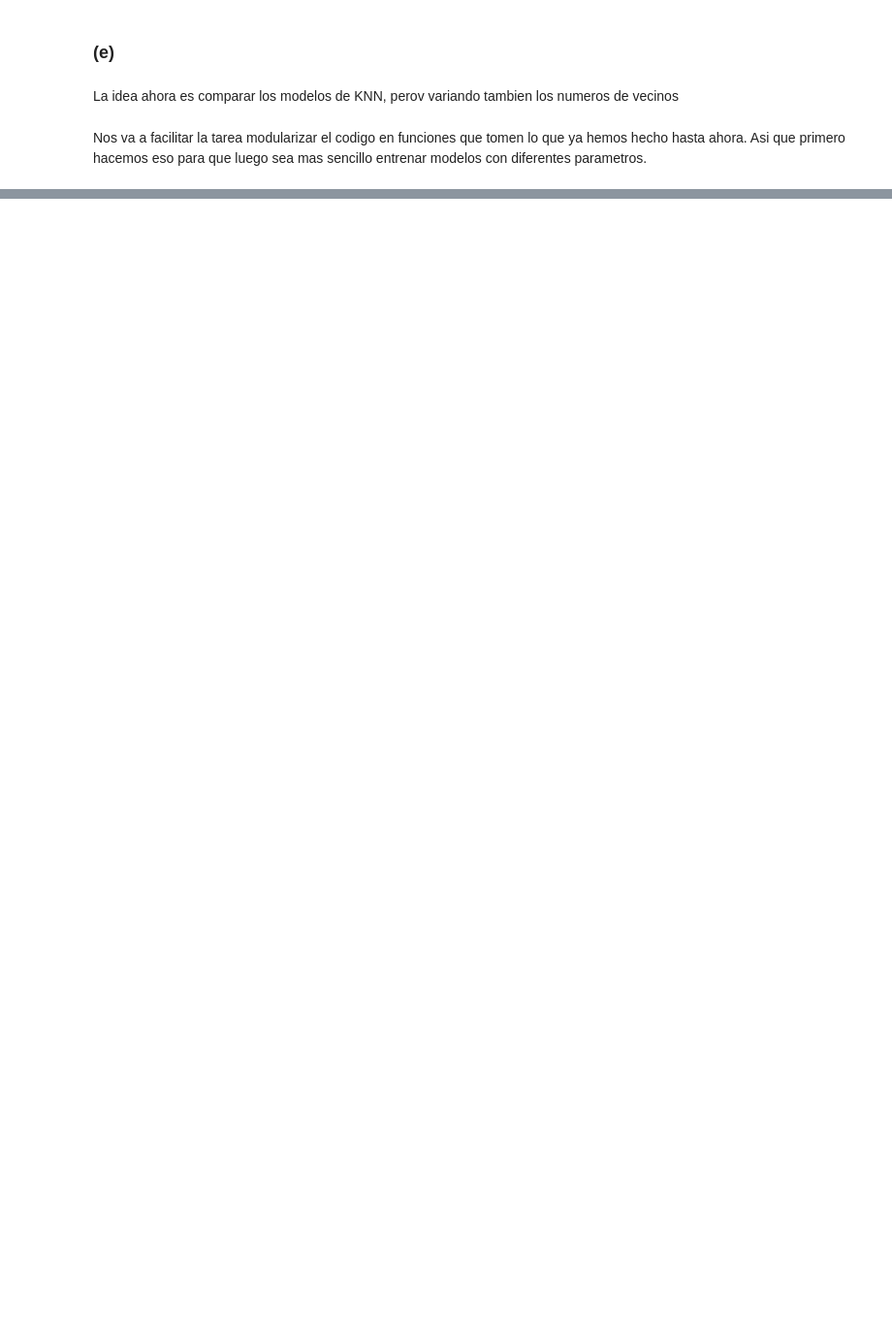
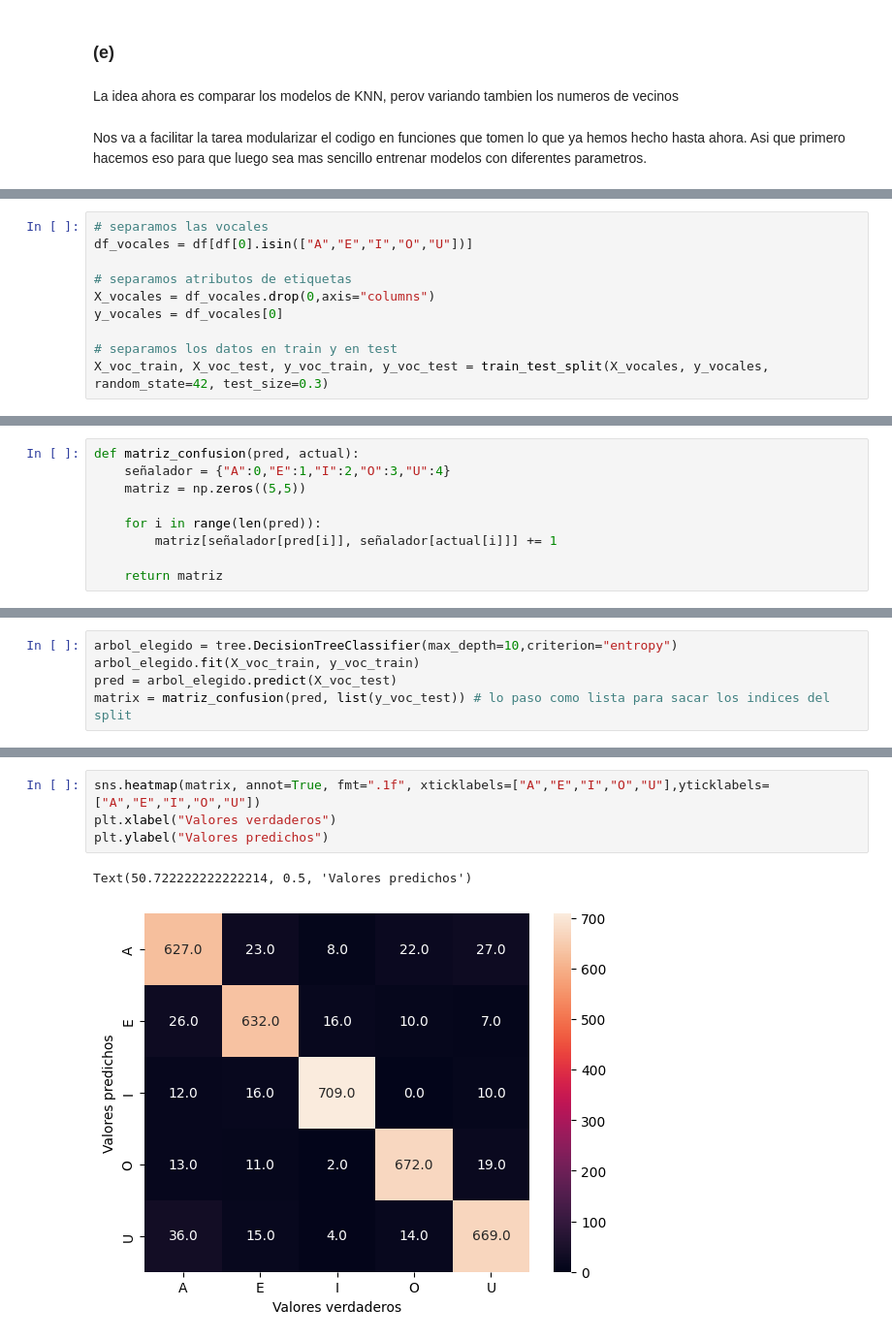
Before and after one commit to GuidoPauletti/EMNIST-Classifier, a Jupyter notebook: notas.ipynb, the cells around one changed output, grey strips where cells are left out. Shown at 97% size. Saved outputs shown, nothing was run; the diff lists cells and outputs as text; blank space fills up the shorter version.

```diff
--- a/notas.ipynb
+++ b/notas.ipynb
@@ -298,0 +375,10 @@ Nos va a facilitar la tarea modularizar el codigo en funciones que tomen lo que
+# %%
+# separamos las vocales
+df_vocales = df[df[0].isin(["A","E","I","O","U"])]
+
+# separamos atributos de etiquetas
+X_vocales = df_vocales.drop(0,axis="columns")
+y_vocales = df_vocales[0]
+
+# separamos los datos en train y en test
+X_voc_train, X_voc_test, y_voc_train, y_voc_test = train_test_split(X_vocales, y_vocales, random_state=42, test_size=0.3)
@@ -298,0 +499,9 @@ Nos va a facilitar la tarea modularizar el codigo en funciones que tomen lo que
+# %%
+def matriz_confusion(pred, actual):
+    señalador = {"A":0,"E":1,"I":2,"O":3,"U":4}
+    matriz = np.zeros((5,5))
+
+    for i in range(len(pred)):
+        matriz[señalador[pred[i]], señalador[actual[i]]] += 1
+
+    return matriz
@@ -298,0 +523,5 @@ Nos va a facilitar la tarea modularizar el codigo en funciones que tomen lo que
+# %%
+arbol_elegido = tree.DecisionTreeClassifier(max_depth=10,criterion="entropy")
+arbol_elegido.fit(X_voc_train, y_voc_train)
+pred = arbol_elegido.predict(X_voc_test)
+matrix = matriz_confusion(pred, list(y_voc_test)) # lo paso como lista para sacar los indices del split
@@ -298,0 +536,7 @@ Nos va a facilitar la tarea modularizar el codigo en funciones que tomen lo que
+# %%
+sns.heatmap(matrix, annot=True, fmt=".1f", xticklabels=["A","E","I","O","U"],yticklabels=["A","E","I","O","U"])
+plt.xlabel("Valores verdaderos")
+plt.ylabel("Valores predichos")
+# %% [output]
+Text(50.722222222222214, 0.5, 'Valores predichos')
+[figure, added]
```
Also changed, not shown: parts of 41 cells of this notebook.
